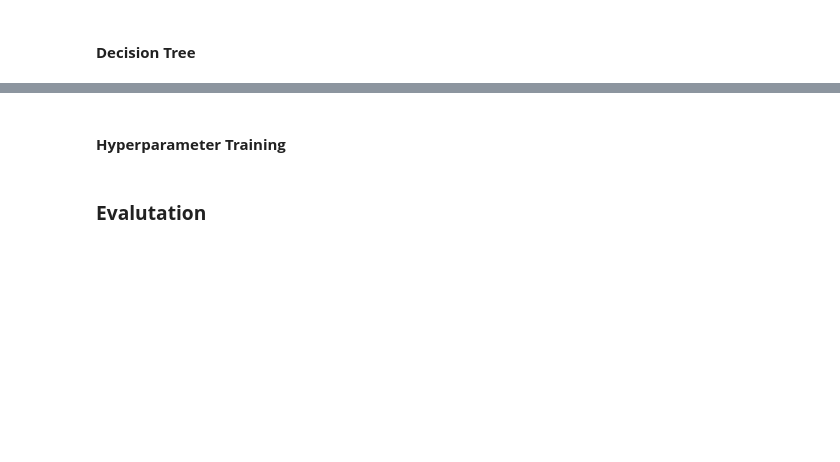
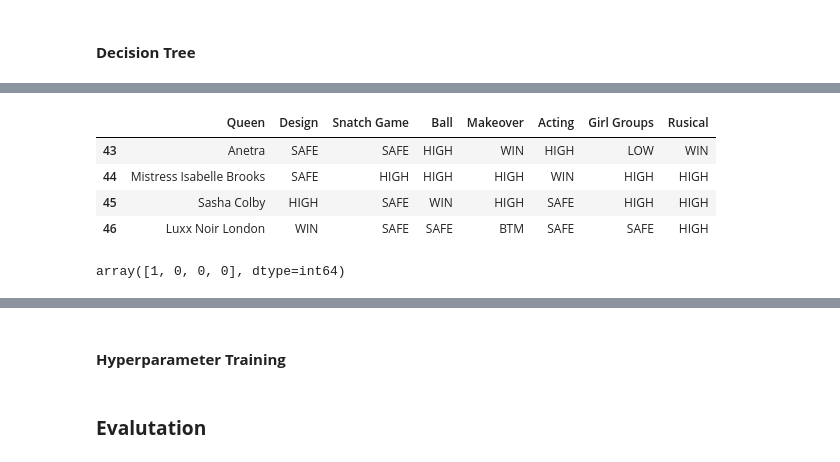
Before and after one commit to AGR-Yes/RuPauls-Drag-Race-Finalists, a Jupyter notebook: RPDR_Modeling.ipynb, the cells around one changed output, grey strips where cells are left out. Saved outputs shown, nothing was run; the diff lists cells and outputs as text; code cells hidden in the pictures; blank space fills up the shorter version.

```diff
--- a/RPDR_Modeling.ipynb
+++ b/RPDR_Modeling.ipynb
@@ -197,0 +340,15 @@ See the caveats in the documentation: https://pandas.pydata.org/pandas-docs/stab
+# %%
+main = maindf[maindf['code'] == "US15"]
+main = main.drop("Unnamed: 0", axis = 1)
+main = main.drop(['Placement','code', 'count'], axis = 1)
+main
+# %% [output]
+|  | Queen | Design | Snatch Game | Ball | Makeover | Acting | Girl Groups | Rusical |
+| 43 | Anetra | SAFE | SAFE | HIGH | WIN | HIGH | LOW | WIN |
+| 44 | Mistress Isabelle Brooks | SAFE | HIGH | HIGH | HIGH | WIN | HIGH | HIGH |
+| 45 | Sasha Colby | HIGH | SAFE | WIN | HIGH | SAFE | HIGH | HIGH |
+| 46 | Luxx Noir London | WIN | SAFE | SAFE | BTM | SAFE | SAFE | HIGH |
+# %%
+predictions
+# %% [output]
+array([1, 0, 0, 0], dtype=int64)
```
Also changed, not shown: parts of 33 cells of this notebook.
